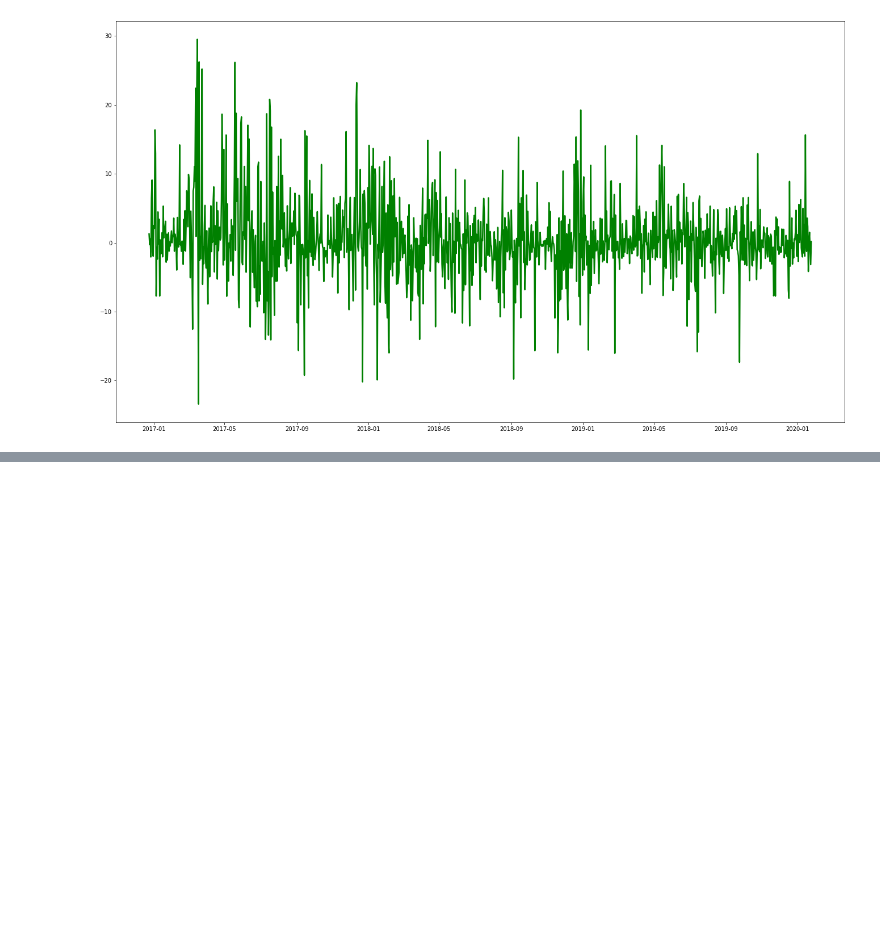
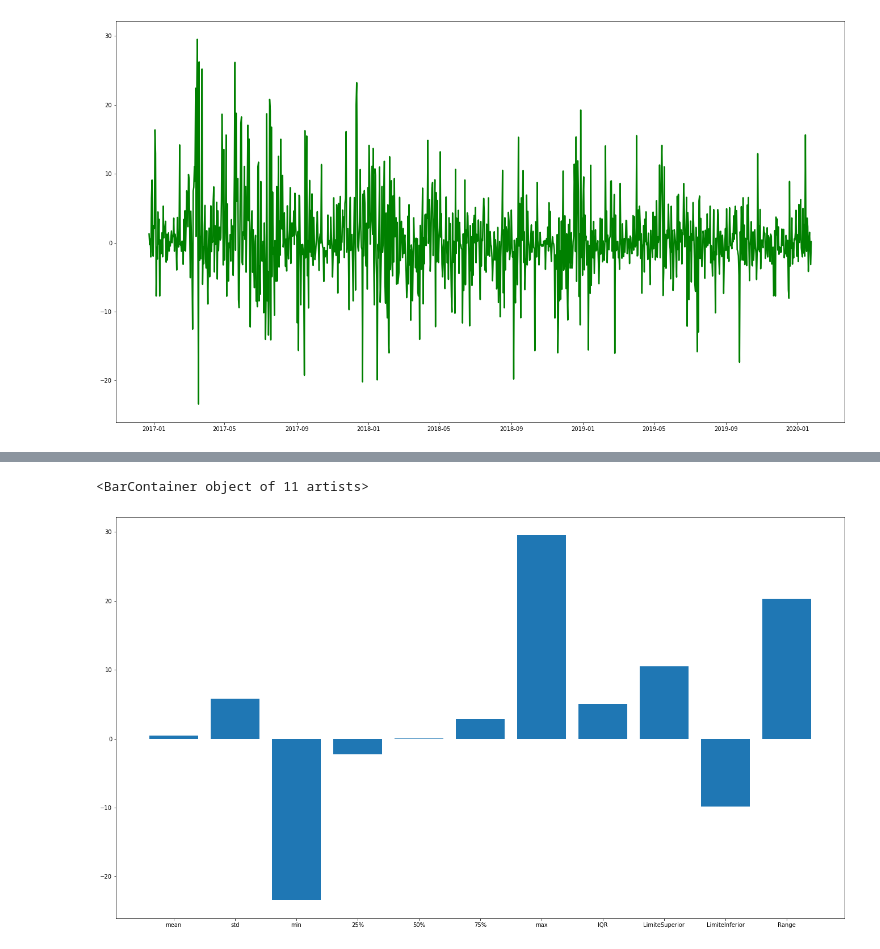
Before and after one commit to ironhack-datalabs/datamex0120, a Jupyter notebook: module-1/web-project/your-code/Untitled.ipynb, the cells around one changed output, grey strips where cells are left out. Drawn from its saved outputs; the diff is of its cells as text; code cells hidden in the pictures; blank space fills up the shorter version.

```diff
--- a/module-1/web-project/your-code/Untitled.ipynb
+++ b/module-1/web-project/your-code/Untitled.ipynb
@@ -213,0 +221,8 @@ stats
+# %%
+x = ['Price','Open','High','Low','Close','AdjClose','Change%']
+plt.figure(figsize=[23,13],edgecolor='black',frameon=False)
+stats2 = stats.drop('count',axis=1)
+cols = []
+for i in stats2.columns:
+    cols.append(i)
+cols
@@ -213,0 +242,7 @@ stats
+# %%
+plt.figure(figsize=[23,13],edgecolor='black',frameon=False)
+stats3 = stats2.T
+plt.bar(cols,stats3['Change %'])
+# %% [output]
+<BarContainer object of 11 artists>
+[figure, added]
```
Also changed, not shown: parts of 10 cells of this notebook.
